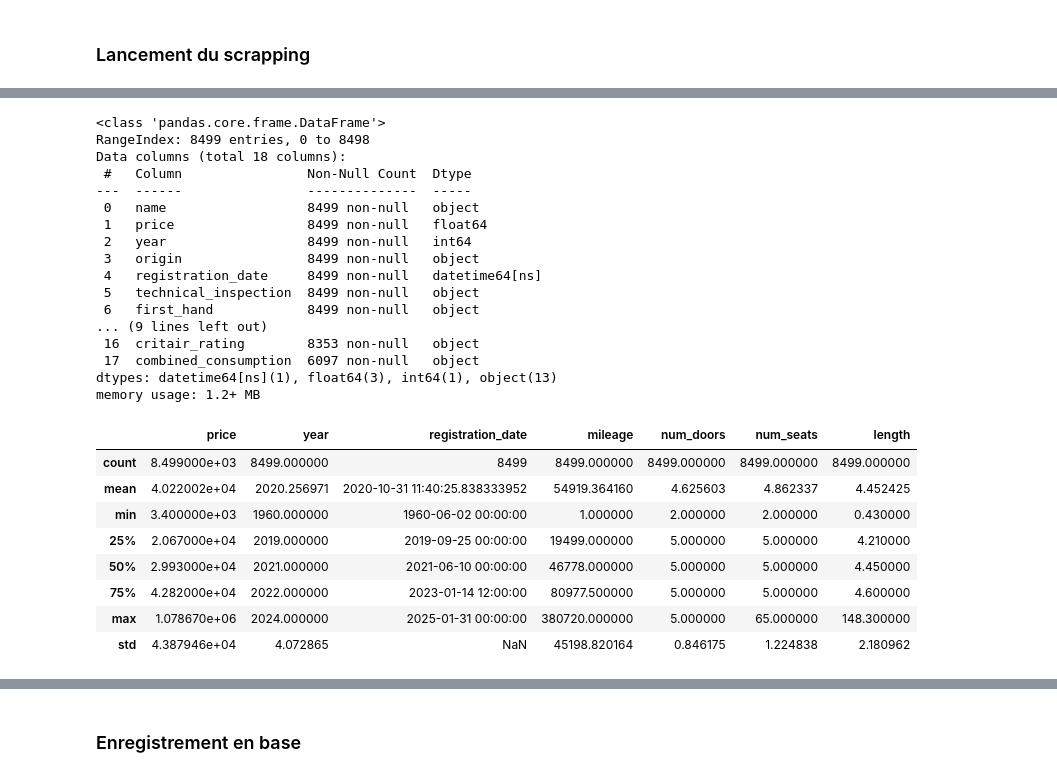
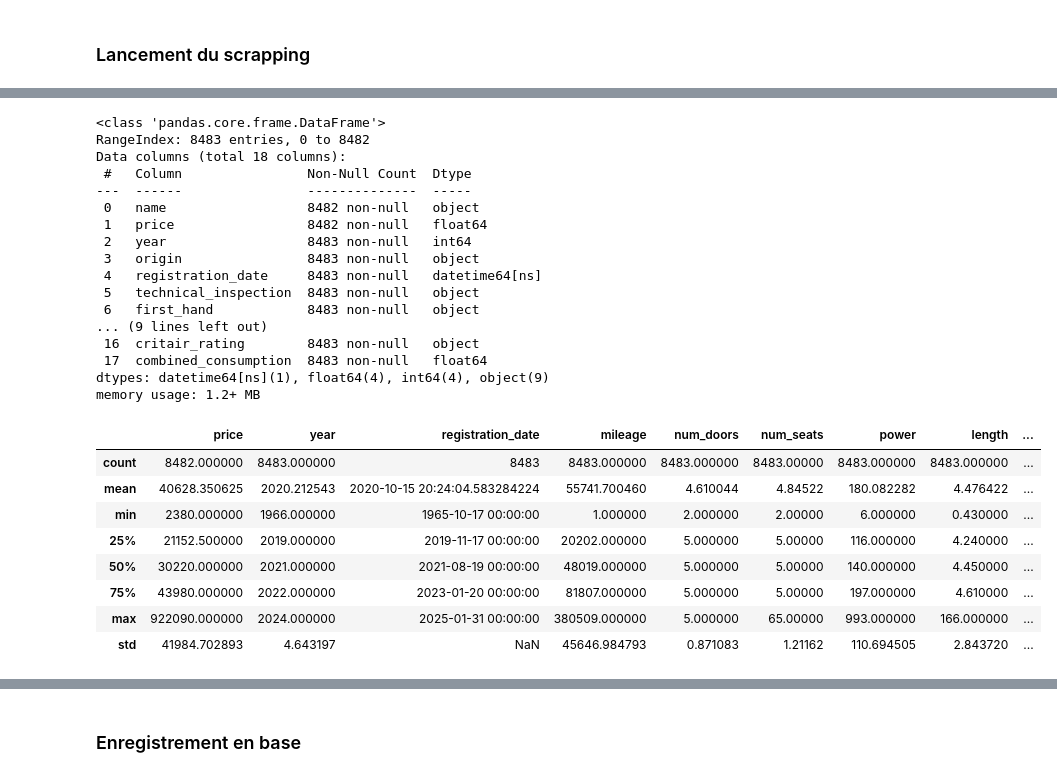
Before and after one commit to asndiallo/PricePilot, a Jupyter notebook: scrapping.ipynb, the cells around one changed output, grey strips where cells are left out. Drawn from its saved outputs; the diff is of its cells as text; code cells hidden in the pictures.

```diff
--- a/scrapping.ipynb
+++ b/scrapping.ipynb
@@ -131,11 +131,6 @@ def extract_car_details(car_card):
     if len(dom.xpath('//*[@id="seats"]/span[2]/span')) > 0:
         car["num_seats"] = dom.xpath('//*[@id="seats"]/span[2]/span')[0].text.strip()
 
-    if len(dom.xpath('//*[@id="ratedHorsePower"]/span[2]/span[1]')) > 0:
-        car["power"] = dom.xpath('//*[@id="ratedHorsePower"]/span[2]/span[1]')[
-            0
-        ].text.strip()
-
     if len(dom.xpath('//*[@id="co2"]/span[2]/div/div/div')) > 0:
         car["co2_emission"] = dom.xpath('//*[@id="co2"]/span[2]/div/div/div')[
             0
@@ -166,6 +161,11 @@ def extract_car_details(car_card):
             0
         ].text.strip()
 
+    if len(dom.xpath('//*[@id="powerDIN"]/span[2]/span[1]/text()[2]')) > 0:
+        car["power"] = dom.xpath('//*[@id="powerDIN"]/span[2]/span[1]/text()[2]')[
+            0
+        ].strip()
+
     return car
 
 
@@ -227,68 +229,73 @@ df.describe()
 # %%
 # 1. Convert Data Types
-df['price'] = df['price'].str.replace('[^\d.]', '', regex=True).astype(float)
-df['year'] = df['year'].astype(int)
-df['registration_date'] = pd.to_datetime(df['registration_date'])
-df['mileage'] = df['mileage'].str.replace(' km', '').str.replace(' ', '').astype(float)
-df["length"] = (
-    df["length"]
-    .str.replace(" m", "")
+# df['price'] = df['price'].replace('[^\d.]', '', regex=True).replace('', pd.NA).astype(float)
+# df['year'] = df['year'].astype(int)
+# df['registration_date'] = pd.to_datetime(df['registration_date'], format='%d/%m/%Y')
+# df['mileage'] = df['mileage'].str.replace(' km', '').str.replace(' ', '').astype(float)
+# df["length"] = (
+#     df["length"]
+#     .str.replace(" m", "")
+#     .str.replace(",", ".")
+#     .str.replace(" ", "")
+#     .astype(float)
+# )
+df["combined_consumption"] = (
+    df["combined_consumption"]
+    .str.replace(" ", "")
     .str.replace(",", ".")
-    .str.replace(" ", "")
     .astype(float)
 )
 
-# TODO: change power to the regular one
-# # df["power"] = df["power"].str.replace(" ch", "").str.replace(" ", "").astype(float)
-
 df.info()
 # df
 # %% [output]
 <class 'pandas.core.frame.DataFrame'>
-RangeIndex: 8499 entries, 0 to 8498
+RangeIndex: 8483 entries, 0 to 8482
 Data columns (total 18 columns):
  #   Column                Non-Null Count  Dtype
 ---  ------                --------------  -----
- 0   name                  8499 non-null   object
- 1   price                 8499 non-null   float64
- 2   year                  8499 non-null   int64
- 3   origin                8499 non-null   object
- 4   registration_date     8499 non-null   datetime64[ns]
- 5   technical_inspection  8499 non-null   object
- 6   first_hand            8499 non-null   object
+ 0   name                  8482 non-null   object
+ 1   price                 8482 non-null   float64
+ 2   year                  8483 non-null   int64
+ 3   origin                8483 non-null   object
+ 4   registration_date     8483 non-null   datetime64[ns]
+ 5   technical_inspection  8483 non-null   object
+ 6   first_hand            8483 non-null   object
 ... (9 lines left out)
- 16  critair_rating        8353 non-null   object
- 17  combined_consumption  6097 non-null   object
-dtypes: datetime64[ns](1), float64(3), int64(1), object(13)
+ 16  critair_rating        8483 non-null   object
+ 17  combined_consumption  8483 non-null   float64
+dtypes: datetime64[ns](1), float64(4), int64(4), object(9)
 memory usage: 1.2+ MB
 # %%
 # 2. Handle Missing Values
 df.fillna(
     {
         "num_doors": df["num_doors"].mode()[0],
         "num_seats": df["num_seats"].mode()[0],
         "power": df["power"].mode()[0],
         "co2_emission": df["co2_emission"].mode()[0],
         "length": df["length"].mode()[0],
         "critair_rating": "Unknown",
         "combined_consumption": df["combined_consumption"].mode()[0],
     },
     inplace=True,
 )
 
 df["num_doors"] = df["num_doors"].astype(int)
 df["num_seats"] = df["num_seats"].astype(int)
+df["power"] = df["power"].astype(int)
+df["combined_consumption"] = df["combined_consumption"].astype(float)
 df.describe()
 # %% [output]
-|  | price | year | registration_date | mileage | num_doors | num_seats | length |
-| count | 8.499000e+03 | 8499.000000 | 8499 | 8499.000000 | 8499.000000 | 8499.000000 | 8499.000000 |
-| mean | 4.022002e+04 | 2020.256971 | 2020-10-31 11:40:25.838333952 | 54919.364160 | 4.625603 | 4.862337 | 4.452425 |
-| min | 3.400000e+03 | 1960.000000 | 1960-06-02 00:00:00 | 1.000000 | 2.000000 | 2.000000 | 0.430000 |
-| 25% | 2.067000e+04 | 2019.000000 | 2019-09-25 00:00:00 | 19499.000000 | 5.000000 | 5.000000 | 4.210000 |
-| 50% | 2.993000e+04 | 2021.000000 | 2021-06-10 00:00:00 | 46778.000000 | 5.000000 | 5.000000 | 4.450000 |
-| 75% | 4.282000e+04 | 2022.000000 | 2023-01-14 12:00:00 | 80977.500000 | 5.000000 | 5.000000 | 4.600000 |
-| max | 1.078670e+06 | 2024.000000 | 2025-01-31 00:00:00 | 380720.000000 | 5.000000 | 65.000000 | 148.300000 |
-| std | 4.387946e+04 | 4.072865 | NaN | 45198.820164 | 0.846175 | 1.224838 | 2.180962 |
+|  | price | year | registration_date | mileage | num_doors | num_seats | power | length | ... |
+| count | 8482.000000 | 8483.000000 | 8483 | 8483.000000 | 8483.000000 | 8483.00000 | 8483.000000 | 8483.000000 | ... |
+| mean | 40628.350625 | 2020.212543 | 2020-10-15 20:24:04.583284224 | 55741.700460 | 4.610044 | 4.84522 | 180.082282 | 4.476422 | ... |
+| min | 2380.000000 | 1966.000000 | 1965-10-17 00:00:00 | 1.000000 | 2.000000 | 2.00000 | 6.000000 | 0.430000 | ... |
+| 25% | 21152.500000 | 2019.000000 | 2019-11-17 00:00:00 | 20202.000000 | 5.000000 | 5.00000 | 116.000000 | 4.240000 | ... |
+| 50% | 30220.000000 | 2021.000000 | 2021-08-19 00:00:00 | 48019.000000 | 5.000000 | 5.00000 | 140.000000 | 4.450000 | ... |
+| 75% | 43980.000000 | 2022.000000 | 2023-01-20 00:00:00 | 81807.000000 | 5.000000 | 5.00000 | 197.000000 | 4.610000 | ... |
+| max | 922090.000000 | 2024.000000 | 2025-01-31 00:00:00 | 380509.000000 | 5.000000 | 65.00000 | 993.000000 | 166.000000 | ... |
+| std | 41984.702893 | 4.643197 | NaN | 45646.984793 | 0.871083 | 1.21162 | 110.694505 | 2.843720 | ... |
 # %%
 from sklearn.preprocessing import LabelEncoder
 # %%
```
Also changed, not shown: parts of 12 cells of this notebook.
